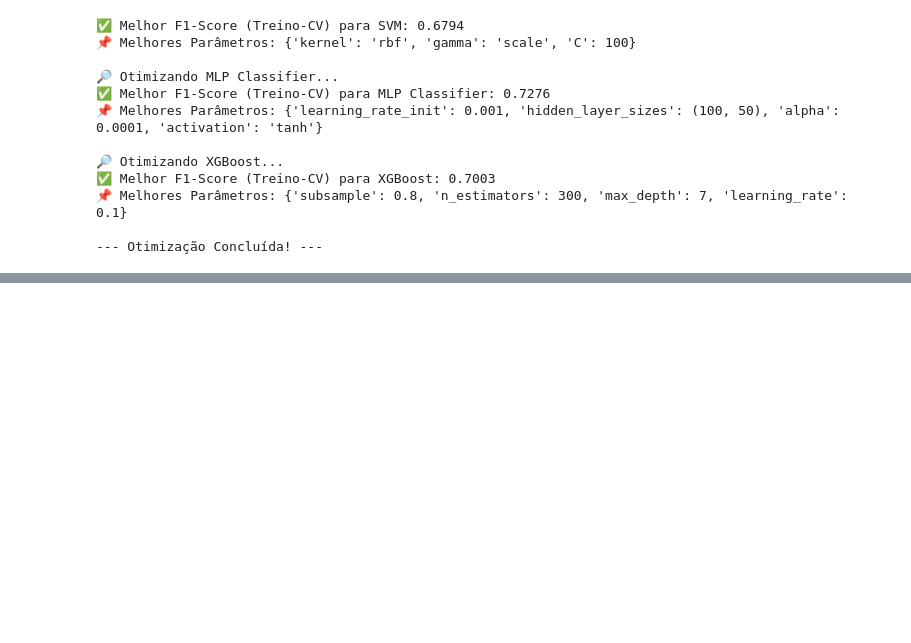
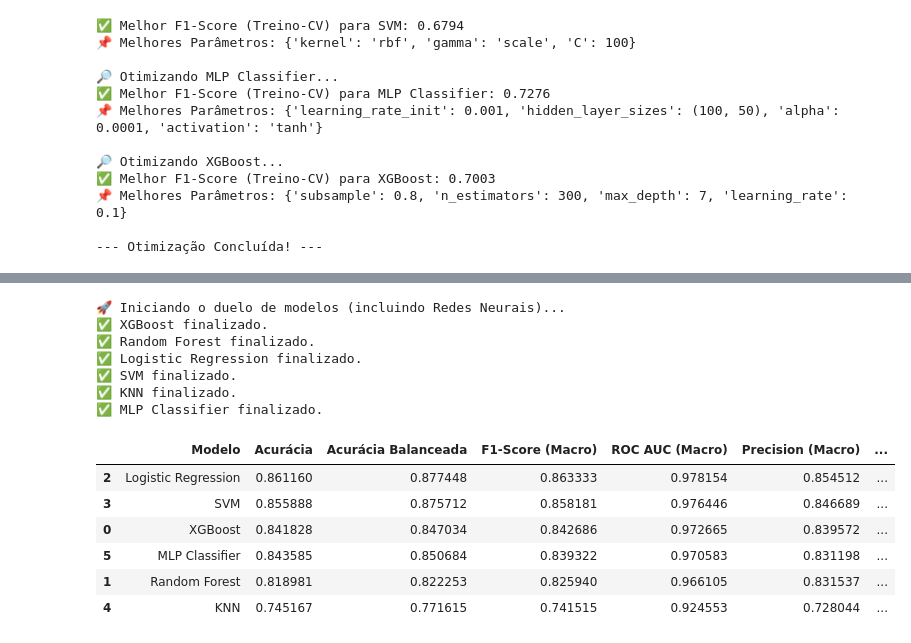
Before and after one commit to Lakand/Datathon-MLET, a Jupyter notebook: notebooks/exploracao_dados.ipynb, the cells around one changed output, grey strips where cells are left out. Drawn from its saved outputs; the diff is of its cells as text; code cells hidden in the pictures; blank space fills up the shorter version.

```diff
--- a/notebooks/exploracao_dados.ipynb
+++ b/notebooks/exploracao_dados.ipynb
@@ -1050,0 +1104,77 @@ print("--- Otimização Concluída! ---")
+# %%
+import pandas as pd
+from xgboost import XGBClassifier
+from sklearn.ensemble import RandomForestClassifier
+from sklearn.neural_network import MLPClassifier
+from sklearn.linear_model import LogisticRegression
+from sklearn.svm import SVC
+from sklearn.neighbors import KNeighborsClassifier
+from sklearn.metrics import (accuracy_score, precision_score, recall_score,
+                             f1_score, balanced_accuracy_score, roc_auc_score)
+
+# 1. Definindo a lista de modelos (Agora com MLP)
+modelos = {
+    "XGBoost": XGBClassifier(random_state=42, use_label_encoder=False, eval_metric='mlogloss'),
+    "Random Forest": RandomForestClassifier(random_state=42),
+    "Logistic Regression": LogisticRegression(max_iter=1000, random_state=42),
+    "SVM": SVC(probability=True, random_state=42),
+    "KNN": KNeighborsClassifier(n_neighbors=5),
+
+    # --- NOVO MODELO ADICIONADO ---
+    "MLP Classifier": MLPClassifier(
+        hidden_layer_sizes=(100, 50), # Duas camadas ocultas
+        max_iter=1000,                # Mais iterações para garantir convergência
+        activation='relu',            # Função de ativação padrão
+        solver='adam',                # Otimizador padrão
+        random_state=42
+    )
+}
+
+# 2. Loop de avaliação
+resultados = []
+
+print("🚀 Iniciando o duelo de modelos (incluindo Redes Neurais)...")
+
+for nome, modelo in modelos.items():
+    # Treinamento com dados balanceados
+    # Nota: O MLP é muito sensível à escala. Certifique-se que X_resampled também esteja escalado
+    modelo.fit(X_resampled, y_resampled)
+
+    # Previsão de classes e de probabilidades
+    y_pred = modelo.predict(X_test_scaled)
+    y_probs = modelo.predict_proba(X_test_scaled)
+
+    # Cálculo das métricas
+    metrics = {
+        "Modelo": nome,
+        "Acurácia": accuracy_score(y_test, y_pred),
+        "Acurácia Balanceada": balanced_accuracy_score(y_test, y_pred),
+        "F1-Score (Macro)": f1_score(y_test, y_pred, average='macro'),
+        "ROC AUC (Macro)": roc_auc_score(y_test, y_probs, multi_class='ovr', average='macro'),
+        "Precision (Macro)": precision_score(y_test, y_pred, average='macro'),
+        "Recall (Macro)": recall_score(y_test, y_pred, average='macro')
+    }
+
+    resultados.append(metrics)
+    print(f"✅ {nome} finalizado.")
+
+# 3. Exibindo o Ranking ordenado pelo F1-Score e AUC
+df_comparacao = pd.DataFrame(resultados).sort_values(by=["F1-Score (Macro)", "ROC AUC (Macro)"], ascending=False)
+
+# Formatação opcional para deixar a tabela mais bonita no Jupyter
+display(df_comparacao)
+# %% [output]
+🚀 Iniciando o duelo de modelos (incluindo Redes Neurais)...
+✅ XGBoost finalizado.
+✅ Random Forest finalizado.
+✅ Logistic Regression finalizado.
+✅ SVM finalizado.
+✅ KNN finalizado.
+✅ MLP Classifier finalizado.
+|  | Modelo | Acurácia | Acurácia Balanceada | F1-Score (Macro) | ROC AUC (Macro) | Precision (Macro) | ... |
+| 2 | Logistic Regression | 0.861160 | 0.877448 | 0.863333 | 0.978154 | 0.854512 | ... |
+| 3 | SVM | 0.855888 | 0.875712 | 0.858181 | 0.976446 | 0.846689 | ... |
+| 0 | XGBoost | 0.841828 | 0.847034 | 0.842686 | 0.972665 | 0.839572 | ... |
+| 5 | MLP Classifier | 0.843585 | 0.850684 | 0.839322 | 0.970583 | 0.831198 | ... |
+| 1 | Random Forest | 0.818981 | 0.822253 | 0.825940 | 0.966105 | 0.831537 | ... |
+| 4 | KNN | 0.745167 | 0.771615 | 0.741515 | 0.924553 | 0.728044 | ... |
```
Also changed, not shown: parts of 4 cells of this notebook.
